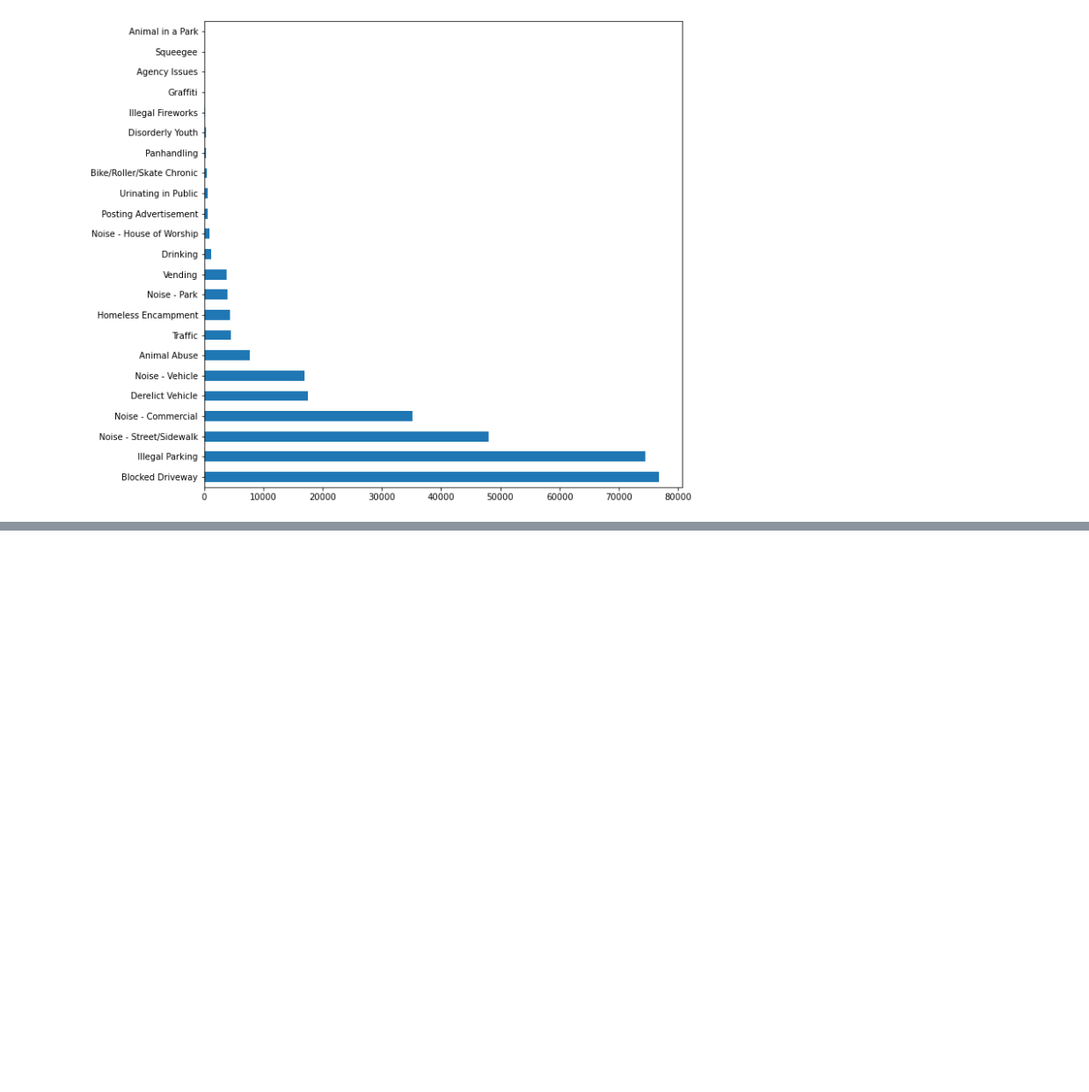
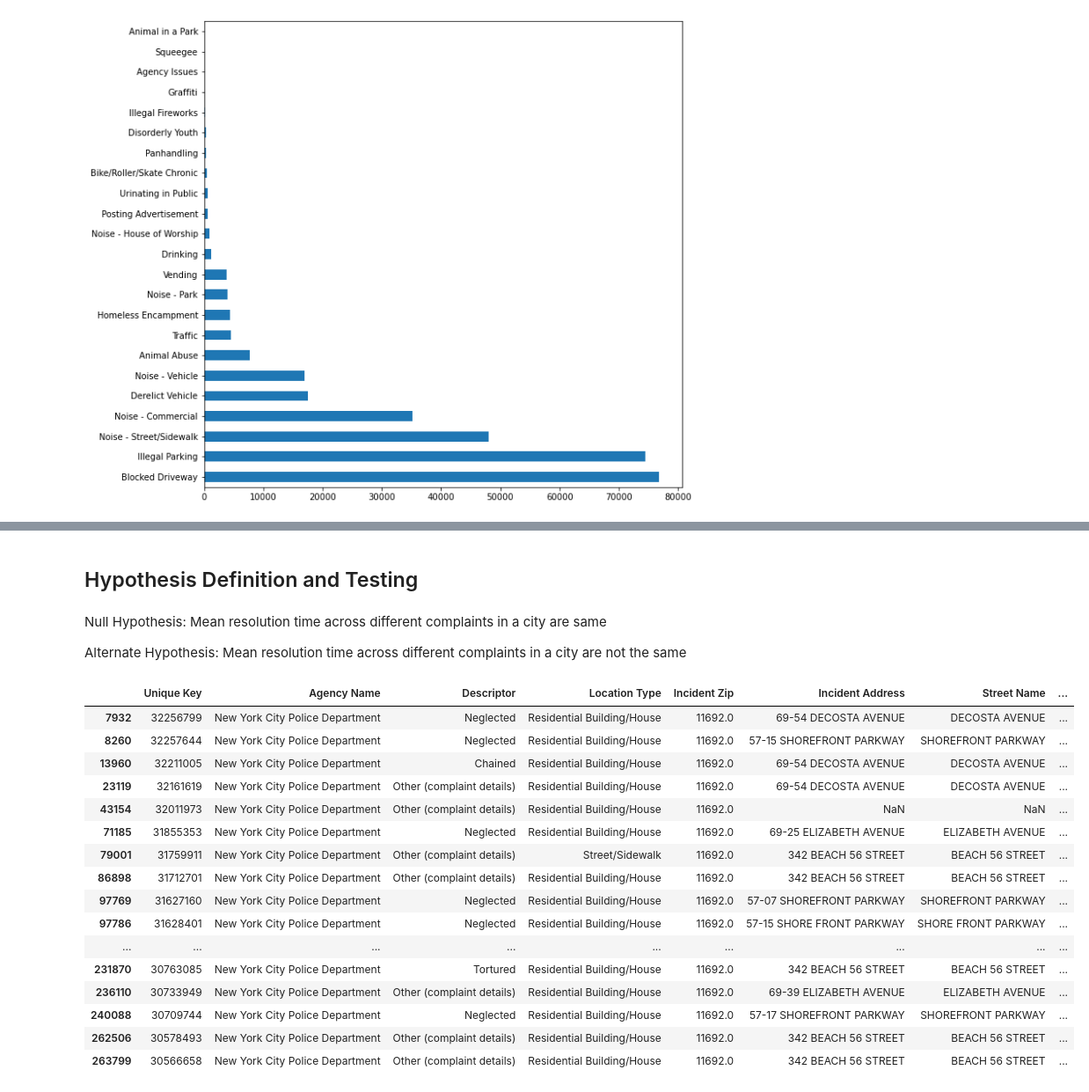
Before and after one commit to satheeshgs/training, a Jupyter notebook: data-sciences/python-training/practice-projects/customer-service-analysis/customer-service-analysis.ipynb, the cells around one changed output, grey strips where cells are left out. Shown at 88% size. Saved outputs shown, nothing was run; the diff lists cells and outputs as text; code cells hidden in the pictures; blank space fills up the shorter version.

Commit message:
customer support analysis

```diff
--- a/data-sciences/python-training/practice-projects/customer-service-analysis/customer-service-analysis.ipynb
+++ b/data-sciences/python-training/practice-projects/customer-service-analysis/customer-service-analysis.ipynb
@@ -395,7 +392,7 @@ Name: Facility Type, dtype: int64
 ## Resolution time and Location Analysis
 # %%
 #creating a new dataframe with only location related information and resolution times for complaints
-df_nyc_location = df_nyc_requests[["Unique Key", "Agency Name", "Complaint Type", "Descriptor", "Location Type", "Incident Zip", "Incident Address", "Street Name", "Cross Street 1", "Cross Street 2", "Address Type" , "City", "Status", "Actual Resolution Time", "SLA Breach"]]
+df_nyc_location = df_nyc_requests[["Unique Key", "Agency Name", "Complaint Type", "Descriptor", "Location Type", "Incident Zip", "Incident Address", "Street Name", "Cross Street 1", "Cross Street 2", "Address Type" , "City", "Status", "Actual Resolution Time"]]
 # %%
 df_nyc_location.iloc[0]
 # %% [output]
@@ -483,0 +467,3 @@ Name: (ARVERNE, Club/Bar/Restaurant, Drinking), dtype: object
+# %%
+#Converting all the datetime into minutes for statistical analysis
+df_nyc_location['Actual Resolution Time'] = (df_nyc_location['Actual Resolution Time'].dt.seconds.div(60).astype(int) + df_nyc_location['Actual Resolution Time'].dt.days.multiply(1440).astype(int))
@@ -483,0 +472,3 @@ Name: (ARVERNE, Club/Bar/Restaurant, Drinking), dtype: object
+# %%
+#Grouping NYC data by City
+grouped_nyc = df_nyc_location.groupby(['City', 'Complaint Type'])
@@ -483,0 +541,26 @@ Name: (ARVERNE, Club/Bar/Restaurant, Drinking), dtype: object
+# %% [markdown]
+## Hypothesis Definition and Testing
+# %% [markdown]
+Null Hypothesis: Mean resolution time across different complaints in a city are same
+
+Alternate Hypothesis: Mean resolution time across different complaints in a city are not the same
+# %%
+grouped_nyc.get_group(('ARVERNE', 'Animal Abuse'))
+# %% [output]
+|  | Unique Key | Agency Name | Descriptor | Location Type | Incident Zip | Incident Address | Street Name | ... |
+| 7932 | 32256799 | New York City Police Department | Neglected | Residential Building/House | 11692.0 | 69-54 DECOSTA AVENUE | DECOSTA AVENUE | ... |
+| 8260 | 32257644 | New York City Police Department | Neglected | Residential Building/House | 11692.0 | 57-15 SHOREFRONT PARKWAY | SHOREFRONT PARKWAY | ... |
+| 13960 | 32211005 | New York City Police Department | Chained | Residential Building/House | 11692.0 | 69-54 DECOSTA AVENUE | DECOSTA AVENUE | ... |
+| 23119 | 32161619 | New York City Police Department | Other (complaint details) | Residential Building/House | 11692.0 | 69-54 DECOSTA AVENUE | DECOSTA AVENUE | ... |
+| 43154 | 32011973 | New York City Police Department | Other (complaint details) | Residential Building/House | 11692.0 | NaN | NaN | ... |
+| 71185 | 31855353 | New York City Police Department | Neglected | Residential Building/House | 11692.0 | 69-25 ELIZABETH AVENUE | ELIZABETH AVENUE | ... |
+| 79001 | 31759911 | New York City Police Department | Other (complaint details) | Street/Sidewalk | 11692.0 | 342 BEACH 56 STREET | BEACH 56 STREET | ... |
+| 86898 | 31712701 | New York City Police Department | Other (complaint details) | Residential Building/House | 11692.0 | 342 BEACH 56 STREET | BEACH 56 STREET | ... |
+| 97769 | 31627160 | New York City Police Department | Neglected | Residential Building/House | 11692.0 | 57-07 SHOREFRONT PARKWAY | SHOREFRONT PARKWAY | ... |
+| 97786 | 31628401 | New York City Police Department | Neglected | Residential Building/House | 11692.0 | 57-15 SHORE FRONT PARKWAY | SHORE FRONT PARKWAY | ... |
+| ... | ... | ... | ... | ... | ... | ... | ... | ... |
+| 231870 | 30763085 | New York City Police Department | Tortured | Residential Building/House | 11692.0 | 342 BEACH 56 STREET | BEACH 56 STREET | ... |
+| 236110 | 30733949 | New York City Police Department | Other (complaint details) | Residential Building/House | 11692.0 | 69-39 ELIZABETH AVENUE | ELIZABETH AVENUE | ... |
+| 240088 | 30709744 | New York City Police Department | Neglected | Residential Building/House | 11692.0 | 57-17 SHOREFRONT PARKWAY | SHOREFRONT PARKWAY | ... |
+| 262506 | 30578493 | New York City Police Department | Other (complaint details) | Residential Building/House | 11692.0 | 342 BEACH 56 STREET | BEACH 56 STREET | ... |
+| 263799 | 30566658 | New York City Police Department | Other (complaint details) | Residential Building/House | 11692.0 | 342 BEACH 56 STREET | BEACH 56 STREET | ... |
```
Also changed, not shown: parts of 19 cells of this notebook.
